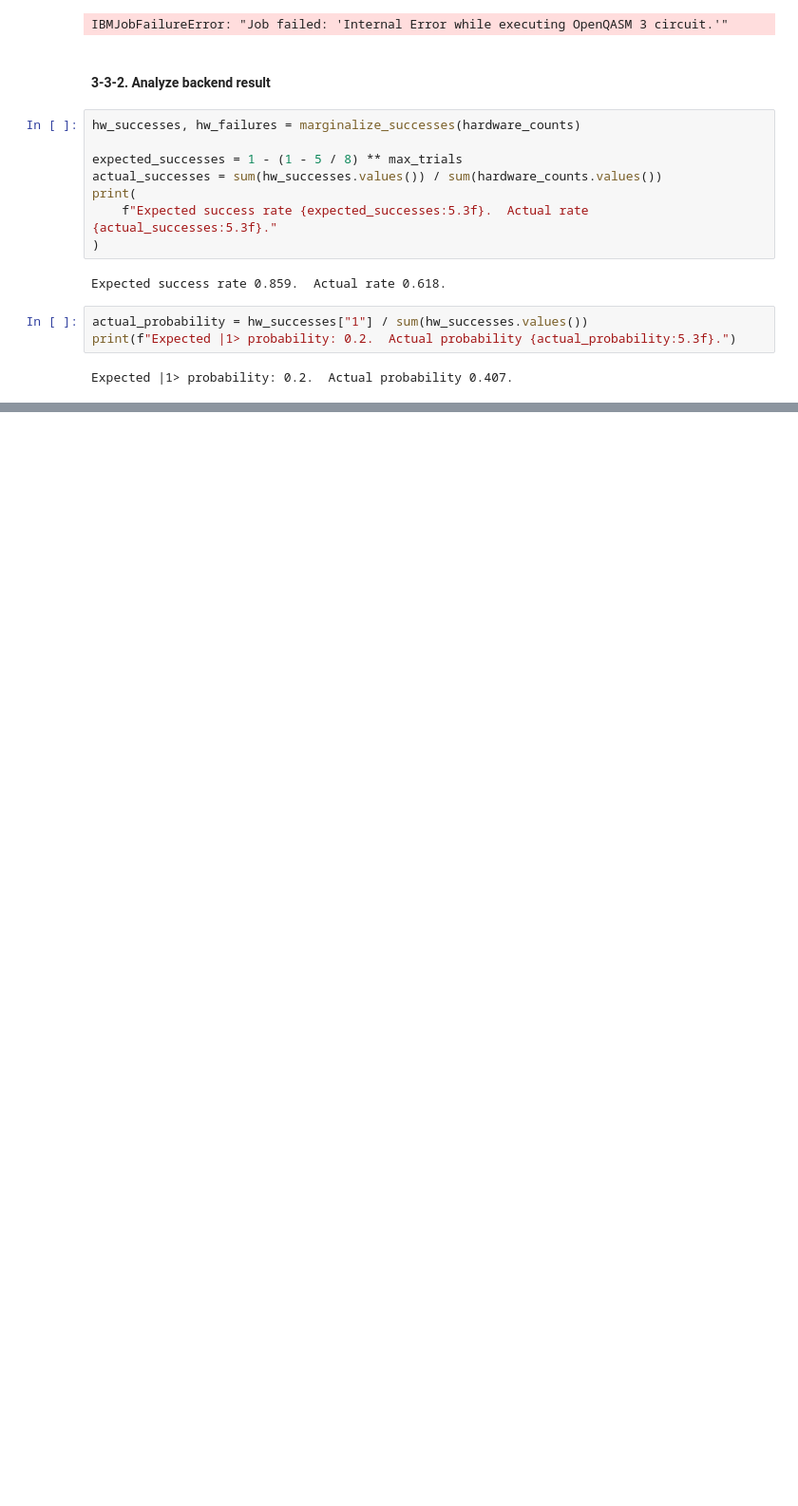
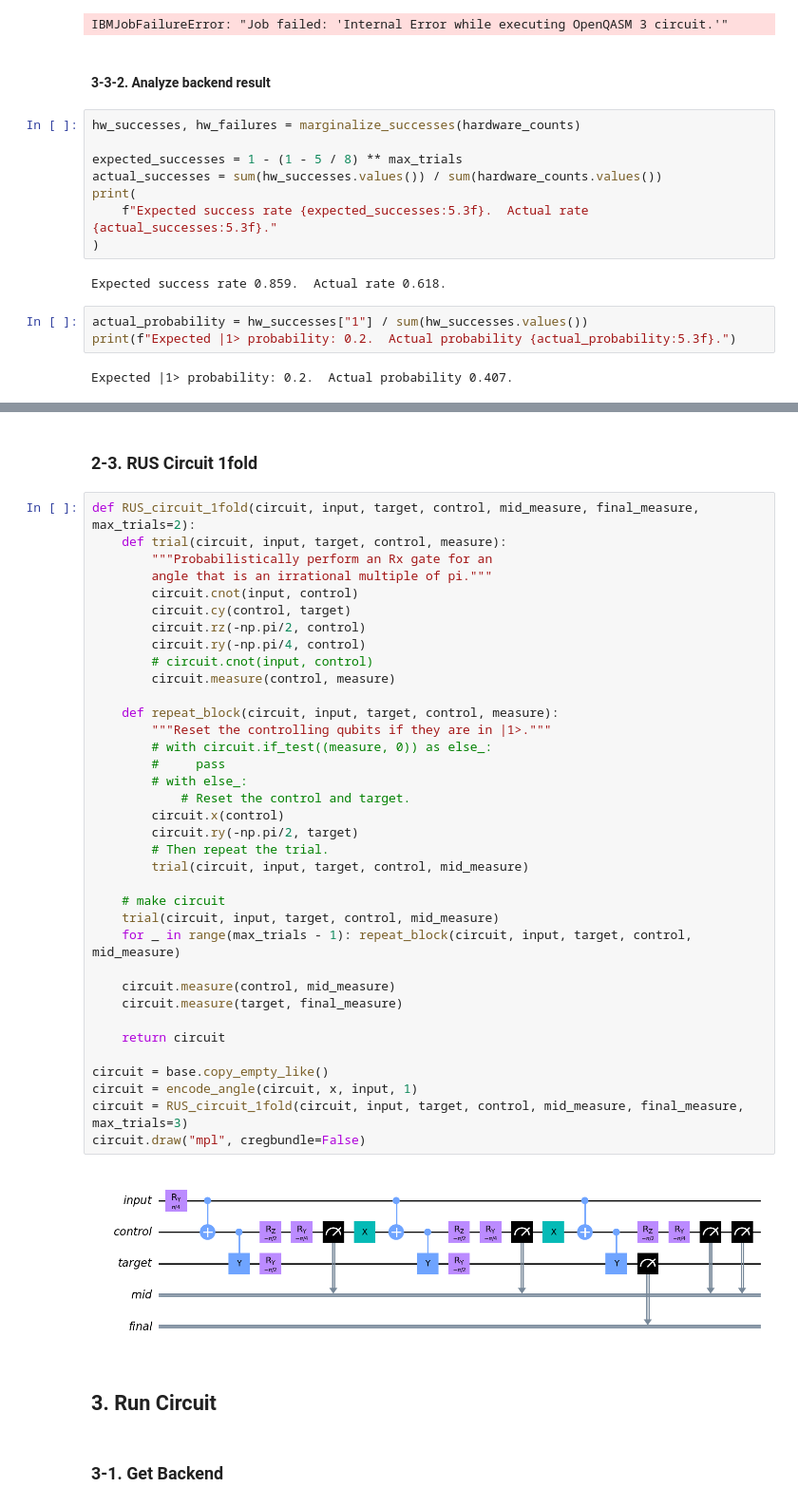
Before and after one commit to yunseo-kim/quantum-rnn, a Jupyter notebook: rus_circuit.ipynb, the cells around one changed output, grey strips where cells are left out. Shown: that part at 95% size. Cells and saved outputs as stored; diff of their text form; blank space fills up the shorter version.

```diff
--- a/rus_circuit.ipynb
+++ b/rus_circuit.ipynb
@@ -198,0 +263,44 @@ Expected |1> probability: 0.2.  Actual probability 0.407.
+# %% [markdown]
+### 2-3. RUS Circuit 1fold
+# %%
+def RUS_circuit_1fold(circuit, input, target, control, mid_measure, final_measure, max_trials=2):
+    def trial(circuit, input, target, control, measure):
+        """Probabilistically perform an Rx gate for an
+        angle that is an irrational multiple of pi."""
+        circuit.cnot(input, control)
+        circuit.cy(control, target)
+        circuit.rz(-np.pi/2, control)
+        circuit.ry(-np.pi/4, control)
+        # circuit.cnot(input, control)
+        circuit.measure(control, measure)
+
+    def repeat_block(circuit, input, target, control, measure):
+        """Reset the controlling qubits if they are in |1>."""
+        # with circuit.if_test((measure, 0)) as else_:
+        #     pass
+        # with else_:
+            # Reset the control and target.
+        circuit.x(control)
+        circuit.ry(-np.pi/2, target)
+        # Then repeat the trial.
+        trial(circuit, input, target, control, mid_measure)
+
+    # make circuit
+    trial(circuit, input, target, control, mid_measure)
+    for _ in range(max_trials - 1): repeat_block(circuit, input, target, control, mid_measure)
+
+    circuit.measure(control, mid_measure)
+    circuit.measure(target, final_measure)
+
+    return circuit
+
+circuit = base.copy_empty_like()
+circuit = encode_angle(circuit, x, input, 1)
+circuit = RUS_circuit_1fold(circuit, input, target, control, mid_measure, final_measure, max_trials=3)
+circuit.draw("mpl", cregbundle=False)
+# %% [output]
+[figure, added]
+# %% [markdown]
+## 3. Run Circuit
+# %% [markdown]
+### 3-1. Get Backend
```
Also changed, not shown: parts of 18 cells of this notebook.
